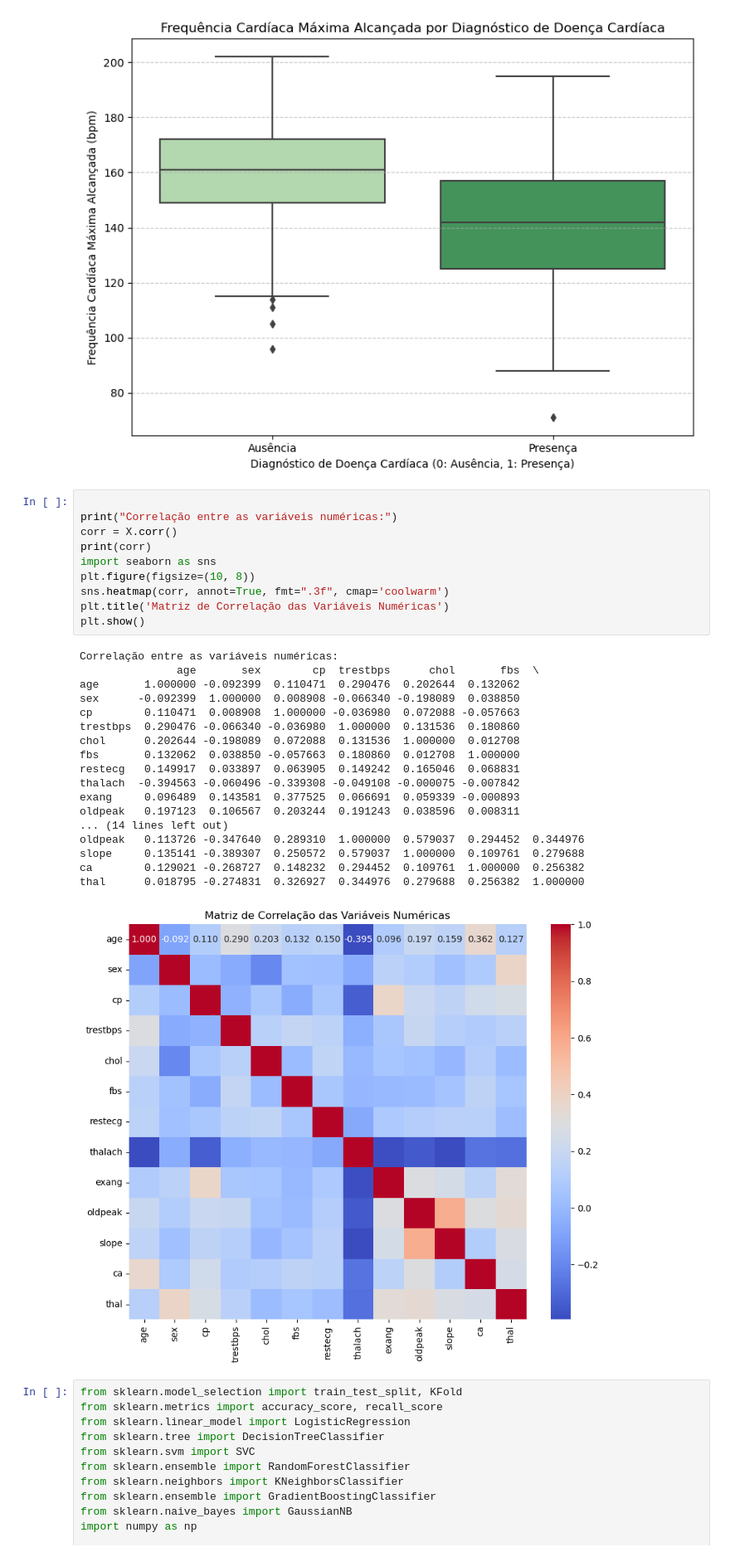
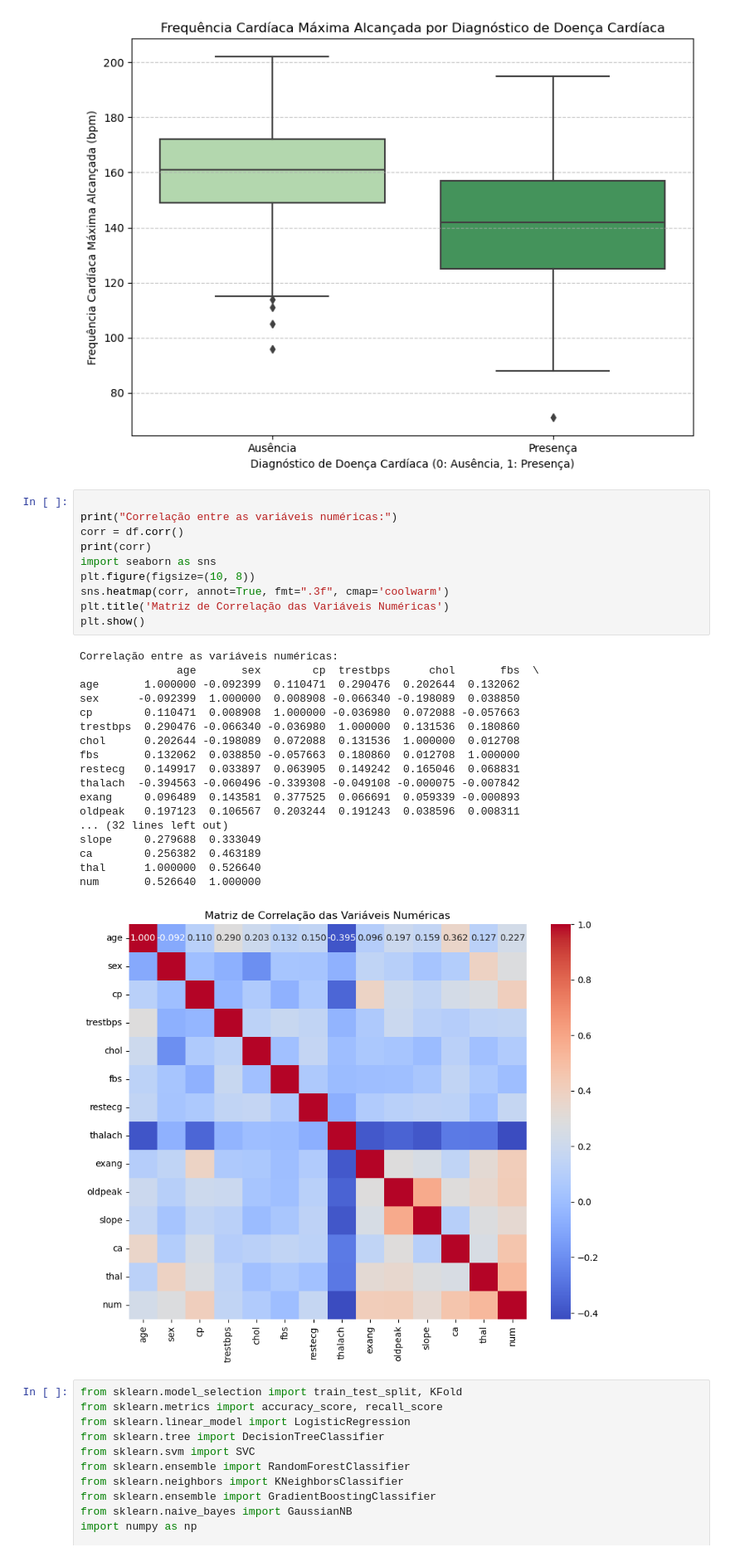
Before and after one commit to lbarbosacipriani/final-PCS5787, a Jupyter notebook: code/eda_preliminar_hear.ipynb, the cells around one changed output. Shown at 83% size. Drawn from its saved outputs; the diff is of its cells as text.

```diff
--- a/code/eda_preliminar_hear.ipynb
+++ b/code/eda_preliminar_hear.ipynb
@@ -266,32 +298,32 @@ plt.show()
 # %%
 
 print("Correlação entre as variáveis numéricas:")
-corr = X.corr()
+corr = df.corr()
 print(corr)
 import seaborn as sns
 plt.figure(figsize=(10, 8))
 sns.heatmap(corr, annot=True, fmt=".3f", cmap='coolwarm')
 plt.title('Matriz de Correlação das Variáveis Numéricas')
 plt.show()
 # %% [output]
 Correlação entre as variáveis numéricas:
                age       sex        cp  trestbps      chol       fbs  \
 age       1.000000 -0.092399  0.110471  0.290476  0.202644  0.132062
 sex      -0.092399  1.000000  0.008908 -0.066340 -0.198089  0.038850
 cp        0.110471  0.008908  1.000000 -0.036980  0.072088 -0.057663
 trestbps  0.290476 -0.066340 -0.036980  1.000000  0.131536  0.180860
 chol      0.202644 -0.198089  0.072088  0.131536  1.000000  0.012708
 fbs       0.132062  0.038850 -0.057663  0.180860  0.012708  1.000000
 restecg   0.149917  0.033897  0.063905  0.149242  0.165046  0.068831
 thalach  -0.394563 -0.060496 -0.339308 -0.049108 -0.000075 -0.007842
 exang     0.096489  0.143581  0.377525  0.066691  0.059339 -0.000893
 oldpeak   0.197123  0.106567  0.203244  0.191243  0.038596  0.008311
-... (14 lines left out)
-oldpeak   0.113726 -0.347640  0.289310  1.000000  0.579037  0.294452  0.344976
-slope     0.135141 -0.389307  0.250572  0.579037  1.000000  0.109761  0.279688
-ca        0.129021 -0.268727  0.148232  0.294452  0.109761  1.000000  0.256382
-thal      0.018795 -0.274831  0.326927  0.344976  0.279688  0.256382  1.000000
+... (32 lines left out)
+slope     0.279688  0.333049
+ca        0.256382  0.463189
+thal      1.000000  0.526640
+num       0.526640  1.000000
-[figure, old version]
+[figure, new version]
 # %%
 from sklearn.model_selection import train_test_split, KFold
 from sklearn.metrics import accuracy_score, recall_score
```
Also changed, not shown: parts of 3 cells of this notebook, 10 other files.
